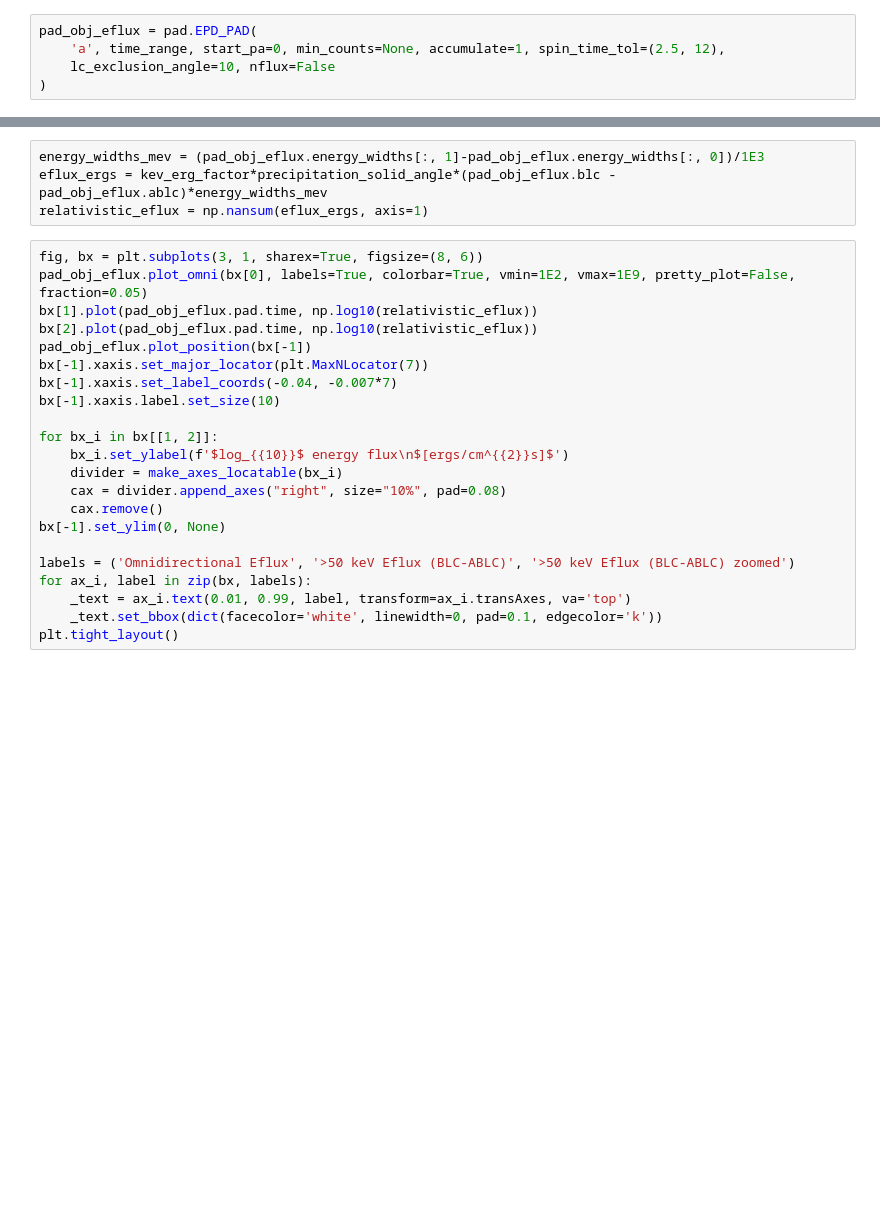
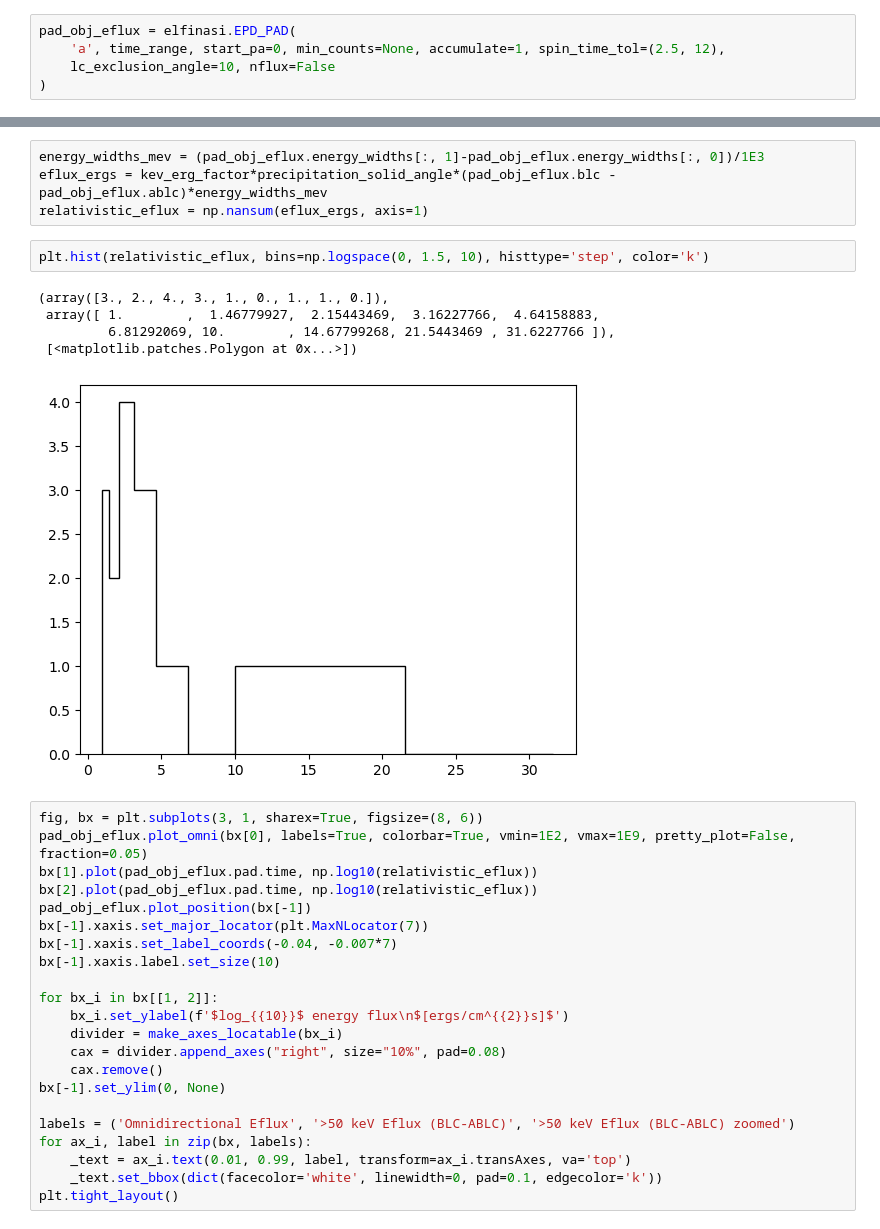
Before and after one commit to mshumko/elfinasi, a Jupyter notebook: src/20240904_substorm_study/misc/elfin_energy_flux.ipynb, the cells around one changed output, grey strips where cells are left out. Saved outputs shown, nothing was run; the diff lists cells and outputs as text; blank space fills up the shorter version.

```diff
--- a/src/20240904_substorm_study/misc/elfin_energy_flux.ipynb
+++ b/src/20240904_substorm_study/misc/elfin_energy_flux.ipynb
@@ -12,7 +12,7 @@ time_range = ('2022-09-04T04:18:00', '2022-09-04T04:23:00')
 kev_erg_factor = 1.6E-9  # The conversion factor from KeV to ergs.
 precipitation_solid_angle = 2*np.pi
 # %%
-pad_obj_eflux = pad.EPD_PAD(
+pad_obj_eflux = elfinasi.EPD_PAD(
     'a', time_range, start_pa=0, min_counts=None, accumulate=1, spin_time_tol=(2.5, 12),
     lc_exclusion_angle=10, nflux=False
 )
@@ -71,6 +71,14 @@ $>10$x of the $>50$ keV energy flux was dissipated in the atmosphere. In other w
 energy_widths_mev = (pad_obj_eflux.energy_widths[:, 1]-pad_obj_eflux.energy_widths[:, 0])/1E3
 eflux_ergs = kev_erg_factor*precipitation_solid_angle*(pad_obj_eflux.blc - pad_obj_eflux.ablc)*energy_widths_mev
 relativistic_eflux = np.nansum(eflux_ergs, axis=1)
+# %%
+plt.hist(relativistic_eflux, bins=np.logspace(0, 1.5, 10), histtype='step', color='k')
+# %% [output]
+(array([3., 2., 4., 3., 1., 0., 1., 1., 0.]),
+ array([ 1.        ,  1.46779927,  2.15443469,  3.16227766,  4.64158883,
+         6.81292069, 10.        , 14.67799268, 21.5443469 , 31.6227766 ]),
+ [<matplotlib.patches.Polygon at 0x...>])
+[figure, added]
 # %%
 fig, bx = plt.subplots(3, 1, sharex=True, figsize=(8, 6))
 pad_obj_eflux.plot_omni(bx[0], labels=True, colorbar=True, vmin=1E2, vmax=1E9, pretty_plot=False, fraction=0.05)
```
Also changed, not shown: parts of 1 cell of this notebook, 6 other files.
